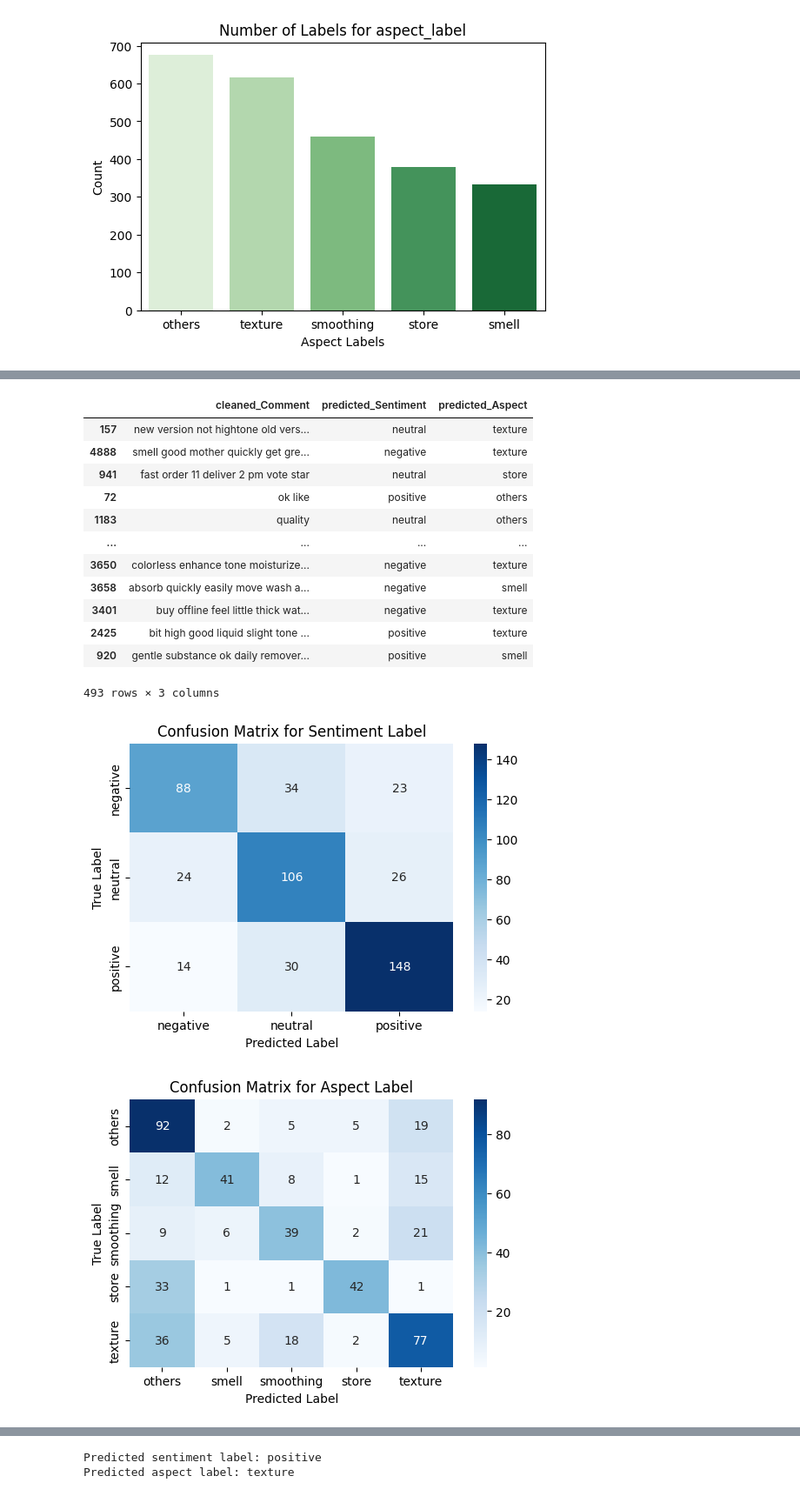
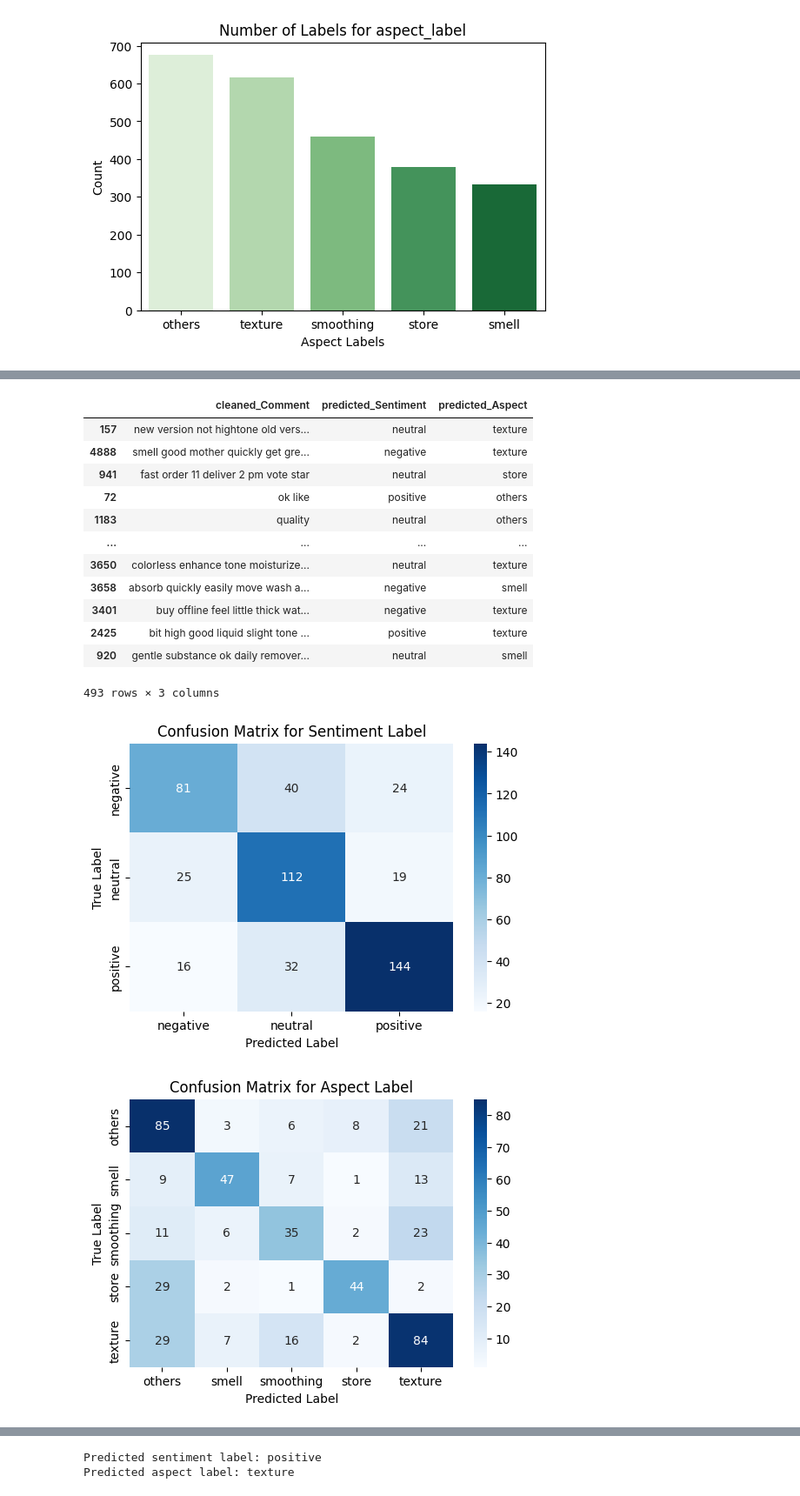
Before and after one commit to dinhtai507/Hasaki_SentimentAnalysis, a Jupyter notebook: notebooks/model.ipynb, the cells around one changed output, grey strips where cells are left out. Shown at 87% size. Drawn from its saved outputs; the diff is of its cells as text; code cells hidden in the pictures.

Commit message:
update preprocessing and model file

```diff
--- a/notebooks/model.ipynb
+++ b/notebooks/model.ipynb
@@ -207,17 +360,17 @@ Name: count, dtype: int64
 # %%
-# Initialize and train the Logistic Regression model for sentiment_label
-log_reg_model_sentiment = LogisticRegression()
-log_reg_model_sentiment.fit(X_train_tfidf, y_train_sentiment)
+# Initialize and train the SVM model for sentiment_label
+svm_model_sentiment = SVC(kernel='linear', probability=True)  # Using linear kernel for text classification
+svm_model_sentiment.fit(X_train_tfidf, y_train_sentiment)
 
-# Initialize and train the Logistic Regression model for aspect_label
-log_reg_model_aspect = LogisticRegression()
-log_reg_model_aspect.fit(X_train_tfidf, y_train_aspect)
+# Initialize and train the SVM model for aspect_label
+svm_model_aspect = SVC(kernel='linear', probability=True)  # Using linear kernel for text classification
+svm_model_aspect.fit(X_train_tfidf, y_train_aspect)
 
 # Predict on the test set for sentiment_label
-y_pred_sentiment = log_reg_model_sentiment.predict(X_test_tfidf)
+y_pred_sentiment = svm_model_sentiment.predict(X_test_tfidf)
 
 # Predict on the test set for aspect_label
-y_pred_aspect = log_reg_model_aspect.predict(X_test_tfidf)
+y_pred_aspect = svm_model_aspect.predict(X_test_tfidf)
 
 # Evaluate the accuracy of the sentiment_label model
 accuracy_sentiment = accuracy_score(y_test_sentiment, y_pred_sentiment)
@@ -229,8 +382,10 @@ print("Accuracy for aspect_label model:", accuracy_aspect)
 
 # # Save the TF-IDF vectorizer
 # dump(tfidf_vectorizer, 'tfidf_vectorizer.joblib')
-# # Save Logistic Regression for sentiment_label
-# dump(log_reg_model_sentiment, 'log_reg_model_sentiment.joblib')
-# # Save Logistic Regression for aspect_label
-# dump(log_reg_model_aspect, 'log_reg_model_aspect.joblib')
+
+# # Save the SVM model for sentiment_label
+# dump(svm_model_sentiment, 'svm_model_sentiment.joblib')
+
+# # Save the SVM model for aspect_label
+# dump(svm_model_aspect, 'svm_model_aspect.joblib')
 # %% [output]
@@ -354,37 +447,37 @@ predictions_df[['cleaned_Comment', 'predicted_Sentiment', 'predicted_Aspect']]
 | 72 | ok like | positive | others |
 | 1183 | quality | neutral | others |
 | ... | ... | ... | ... |
-| 3650 | colorless enhance tone moisturize... | negative | texture |
+| 3650 | colorless enhance tone moisturize... | neutral | texture |
 | 3658 | absorb quickly easily move wash a... | negative | smell |
 | 3401 | buy offline feel little thick wat... | negative | texture |
 | 2425 | bit high good liquid slight tone ... | positive | texture |
-| 920 | gentle substance ok daily remover... | positive | smell |
+| 920 | gentle substance ok daily remover... | neutral | smell |
 493 rows × 3 columns
 # %%
 # Calculate confusion matrix for sentiment_label
 conf_matrix_sentiment = confusion_matrix(y_test_sentiment, y_pred_sentiment)
 
 # Plot confusion matrix for sentiment_label
 plt.figure(figsize=(6, 4))
-sns.heatmap(conf_matrix_sentiment, annot=True, fmt='d', cmap='Blues', xticklabels=log_reg_model_sentiment.classes_, yticklabels=log_reg_model_sentiment.classes_)
+sns.heatmap(conf_matrix_sentiment, annot=True, fmt='d', cmap='Blues', xticklabels=svm_model_sentiment.classes_, yticklabels=svm_model_sentiment.classes_)
 plt.title('Confusion Matrix for Sentiment Label')
 plt.xlabel('Predicted Label')
 plt.ylabel('True Label')
 plt.show()
 
 # Calculate confusion matrix for aspect_label
 conf_matrix_aspect = confusion_matrix(y_test_aspect, y_pred_aspect)
 
 # Plot confusion matrix for aspect_label
 plt.figure(figsize=(6, 4))
-sns.heatmap(conf_matrix_aspect, annot=True, fmt='d', cmap='Blues', xticklabels=log_reg_model_aspect.classes_, yticklabels=log_reg_model_aspect.classes_)
+sns.heatmap(conf_matrix_aspect, annot=True, fmt='d', cmap='Blues', xticklabels=svm_model_aspect.classes_, yticklabels=svm_model_aspect.classes_)
 plt.title('Confusion Matrix for Aspect Label')
 plt.xlabel('Predicted Label')
 plt.ylabel('True Label')
 plt.show()
 # %% [output]
-[figure, old version]
+[figure, new version]
-[figure, old version]
+[figure, new version]
 # %%
 # Generate classification report for sentiment_label
 classification_report_sentiment = classification_report(y_test_sentiment, y_pred_sentiment, labels=["positive", "neutral", "negative"])
```
Also changed, not shown: parts of 19 cells of this notebook, 2 other files.
